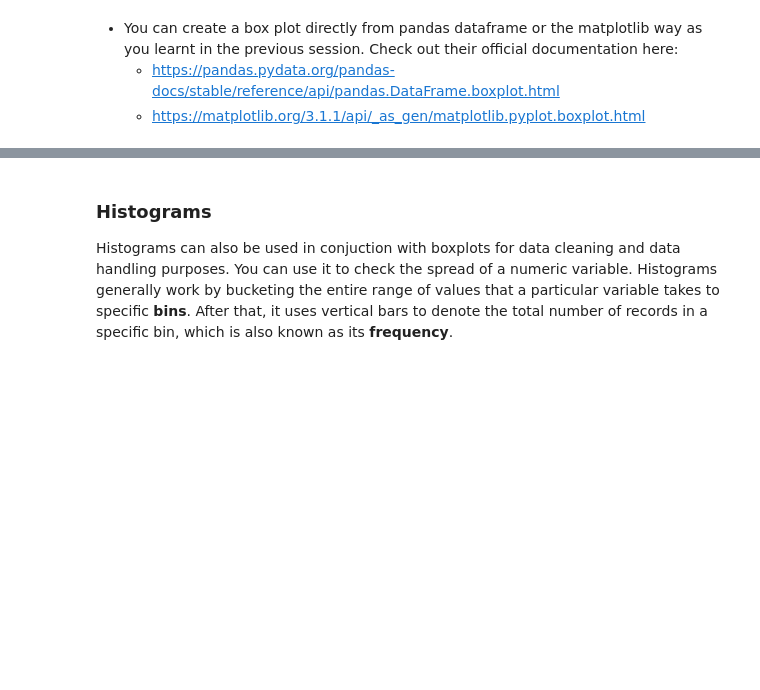
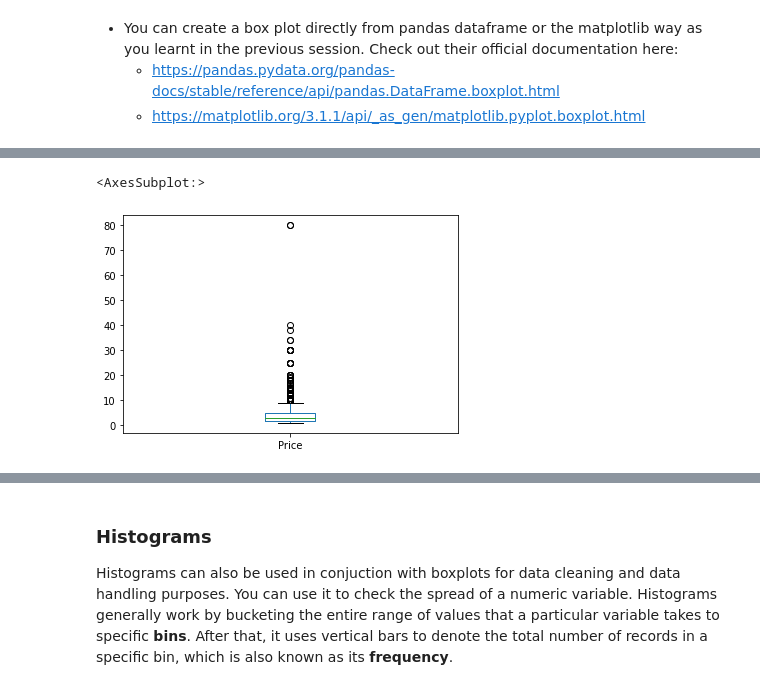
Before and after one commit to rusheel98/Data-Visualization-on-google-play-store-reviews-dataset, a Jupyter notebook: Data Visualisation on Play store reviews dataset.ipynb, the cells around one changed output, grey strips where cells are left out. Cells and saved outputs as stored; diff of their text form; code cells hidden in the pictures; blank space fills up the shorter version.

```diff
--- a/Data Visualisation on Play store reviews dataset.ipynb
+++ b/Data Visualisation on Play store reviews dataset.ipynb
@@ -502,6 +551,11 @@ Using a box plot you can identify the outliers as follows:
 # %%
 #Clean the Price column
+df = df[df.Price < 200]
 # %%
 #Create a box plot for paid apps
+df[df.Price>0].Price.plot.box()
+# %% [output]
+<AxesSubplot:>
+[figure, added]
 # %%
 #Check the apps with price more than 30
```
Also changed, not shown: parts of 18 cells of this notebook.
